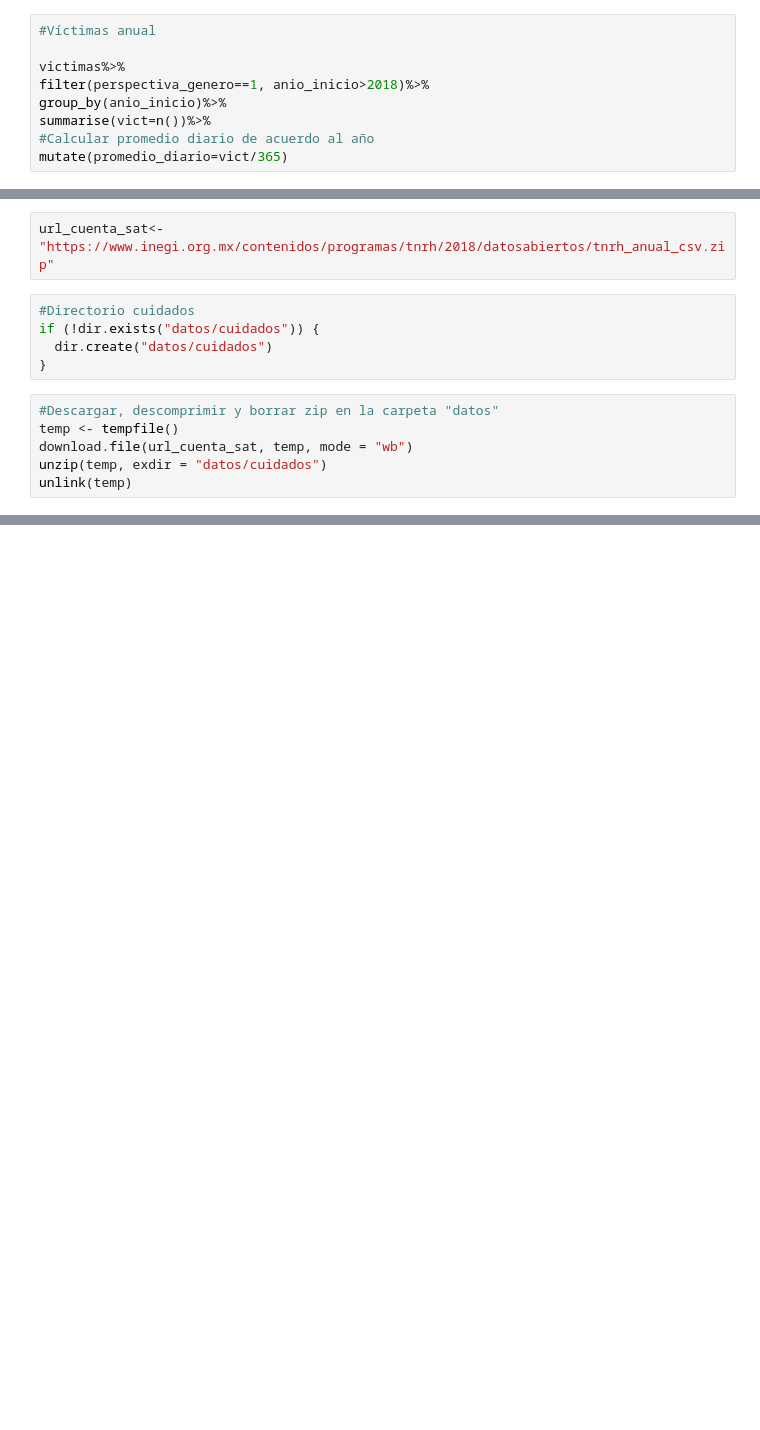
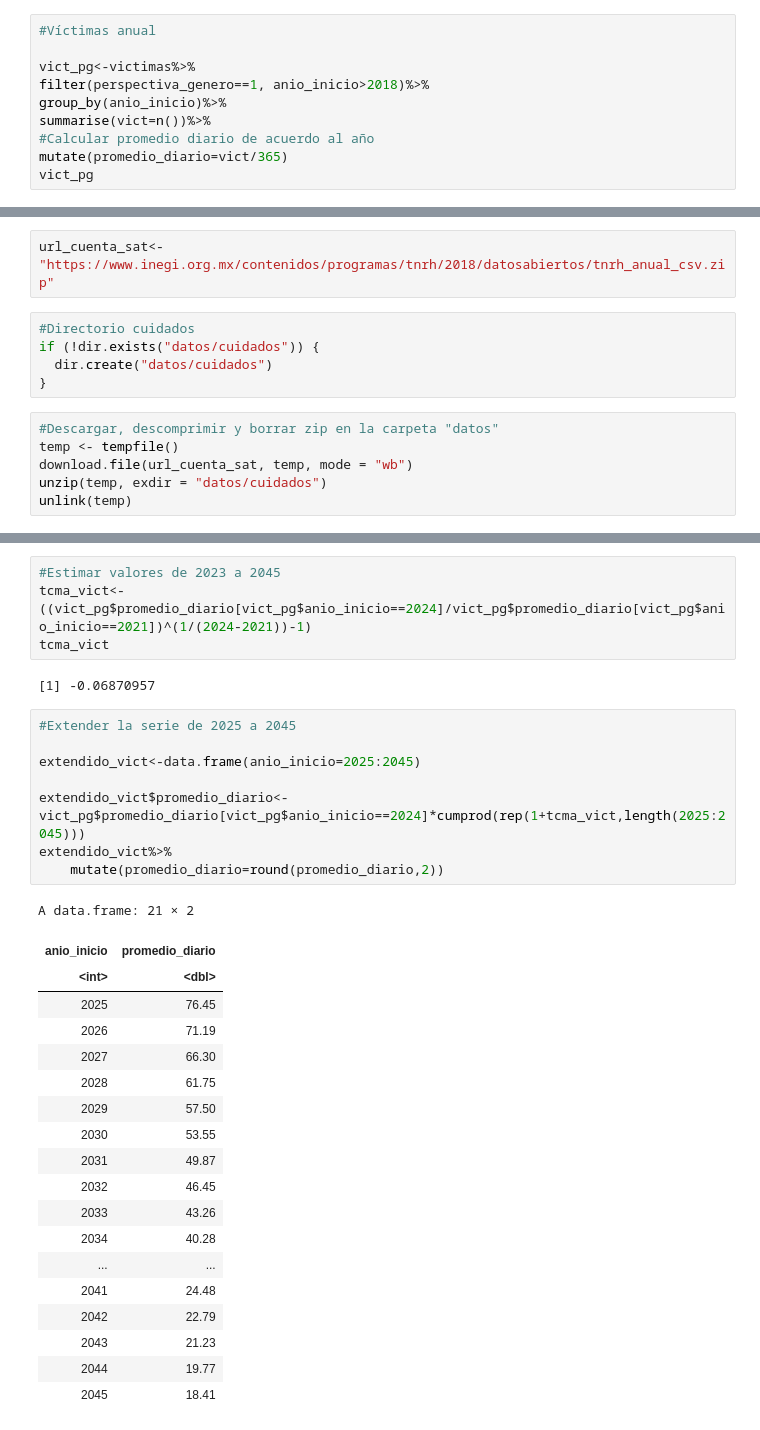
Before and after one commit to cpyp-ipdp/pgd_cdmx, a Jupyter notebook: indicadores/mujeres/indicadores_mujeres_pgd.ipynb, the cells around one changed output, grey strips where cells are left out. Drawn from its saved outputs; the diff is of its cells as text; blank space fills up the shorter version.

```diff
--- a/indicadores/mujeres/indicadores_mujeres_pgd.ipynb
+++ b/indicadores/mujeres/indicadores_mujeres_pgd.ipynb
@@ -84,12 +88,13 @@ time  (2): hora_inicio, hora_hecho
 # %%
 #Víctimas anual
 
-victimas%>%
+vict_pg<-victimas%>%
 filter(perspectiva_genero==1, anio_inicio>2018)%>%
 group_by(anio_inicio)%>%
 summarise(vict=n())%>%
 #Calcular promedio diario de acuerdo al año
 mutate(promedio_diario=vict/365)
+vict_pg
 # %% [output]
 A tibble: 6 × 3
 | anio_inicio | vict | promedio_diario |
@@ -851,0 +897,34 @@ A tibble: 5 × 5
+# %%
+#Estimar valores de 2023 a 2045
+tcma_vict<-((vict_pg$promedio_diario[vict_pg$anio_inicio==2024]/vict_pg$promedio_diario[vict_pg$anio_inicio==2021])^(1/(2024-2021))-1)
+tcma_vict
+# %% [output]
+[1] -0.06870957
+# %%
+#Extender la serie de 2025 a 2045
+
+extendido_vict<-data.frame(anio_inicio=2025:2045)
+
+extendido_vict$promedio_diario<-vict_pg$promedio_diario[vict_pg$anio_inicio==2024]*cumprod(rep(1+tcma_vict,length(2025:2045)))
+extendido_vict%>%
+    mutate(promedio_diario=round(promedio_diario,2))
+# %% [output]
+A data.frame: 21 × 2
+| anio_inicio | promedio_diario |
+| <int> | <dbl> |
+| 2025 | 76.45 |
+| 2026 | 71.19 |
+| 2027 | 66.30 |
+| 2028 | 61.75 |
+| 2029 | 57.50 |
+| 2030 | 53.55 |
+| 2031 | 49.87 |
+| 2032 | 46.45 |
+| 2033 | 43.26 |
+| 2034 | 40.28 |
+| ... | ... |
+| 2041 | 24.48 |
+| 2042 | 22.79 |
+| 2043 | 21.23 |
+| 2044 | 19.77 |
+| 2045 | 18.41 |
```
Also changed, not shown: parts of 32 cells of this notebook.
